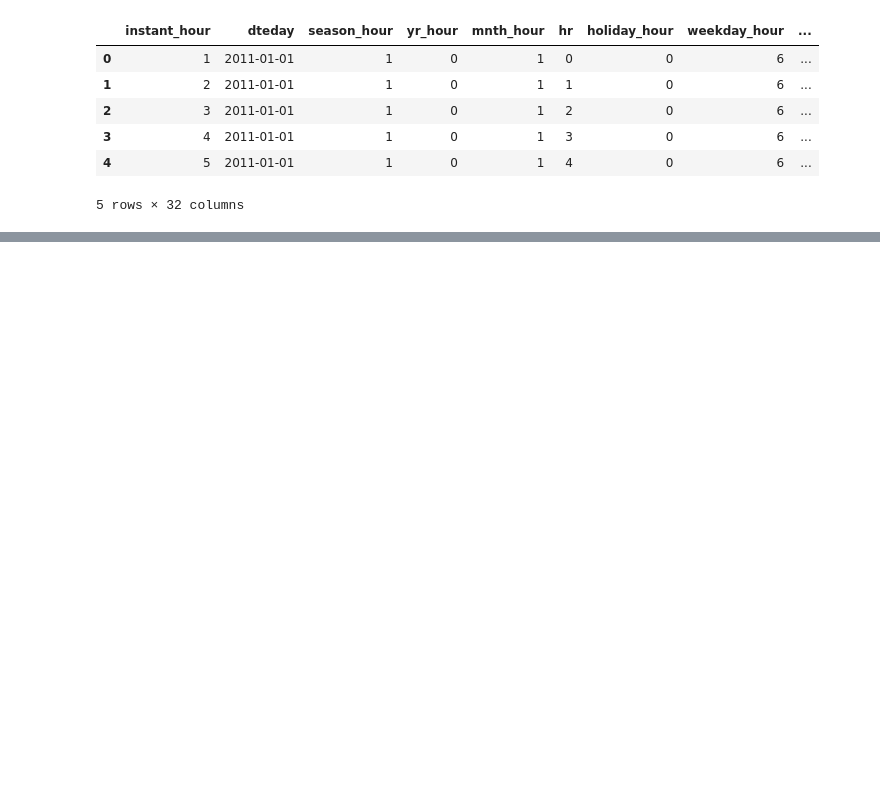
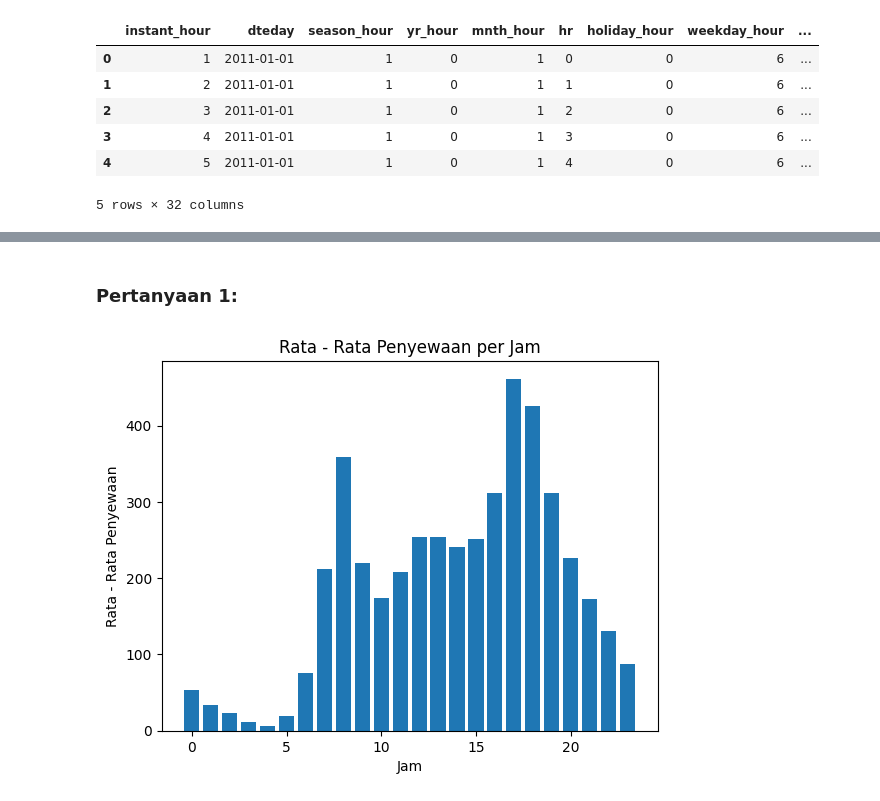
Before and after one commit to myudak/Bike-Exploratory-Data-Analysis, a Jupyter notebook: notebook.ipynb, the cells around one changed output, grey strips where cells are left out. Saved outputs shown, nothing was run; the diff lists cells and outputs as text; code cells hidden in the pictures; blank space fills up the shorter version.

```diff
--- a/notebook.ipynb
+++ b/notebook.ipynb
@@ -6 +23,3 @@ import seaborn as sns
+# %%
+link = lambda x : f"https://raw.githubusercontent.com/myudak/Bike-Exploratory-Data-Analysis/main/Bike-sharing-dataset/{x}.csv"
 # %% [markdown]
@@ -8,2 +26,0 @@ import seaborn as sns
-# %%
-link = lambda x : f"Bike-sharing-dataset\{x}.csv"
@@ -110,3 +169,12 @@ Jumlah duplikasi:  0
+# %%
+weather_labels = {
+    1: 'Jernih',
+    2: 'Kabut',
+    3: 'Curah Hujan Ringan',
+    4: 'Curah Hujan Lebat'
+}
+
+bike_df['weather_label'] = bike_df['weathersit_day'].map(weather_labels)
 # %%
 bike_df.describe(include="all")
 # %% [output]
@@ -149,0 +239,14 @@ bike_df.groupby(by="season_day").agg({
+# %% [markdown]
+### Pertanyaan 1:
+# %%
+rental_jam = bike_df.groupby('hr')['cnt_hour'].mean()
+
+plt.bar(rental_jam.index, rental_jam.values, color='#1f77b4')
+
+plt.title('Rata - Rata Penyewaan per Jam')
+plt.xlabel('Jam')
+plt.ylabel('Rata - Rata Penyewaan')
+
+plt.show()
+# %% [output]
+[figure, added]
```
Also changed, not shown: parts of 52 cells of this notebook, 10 other files.
